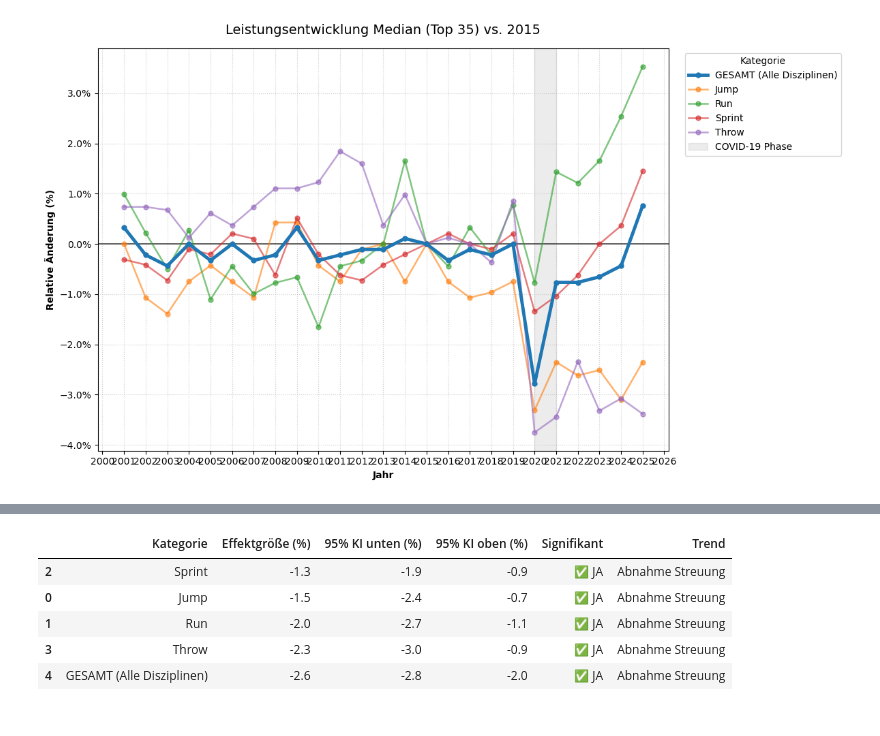
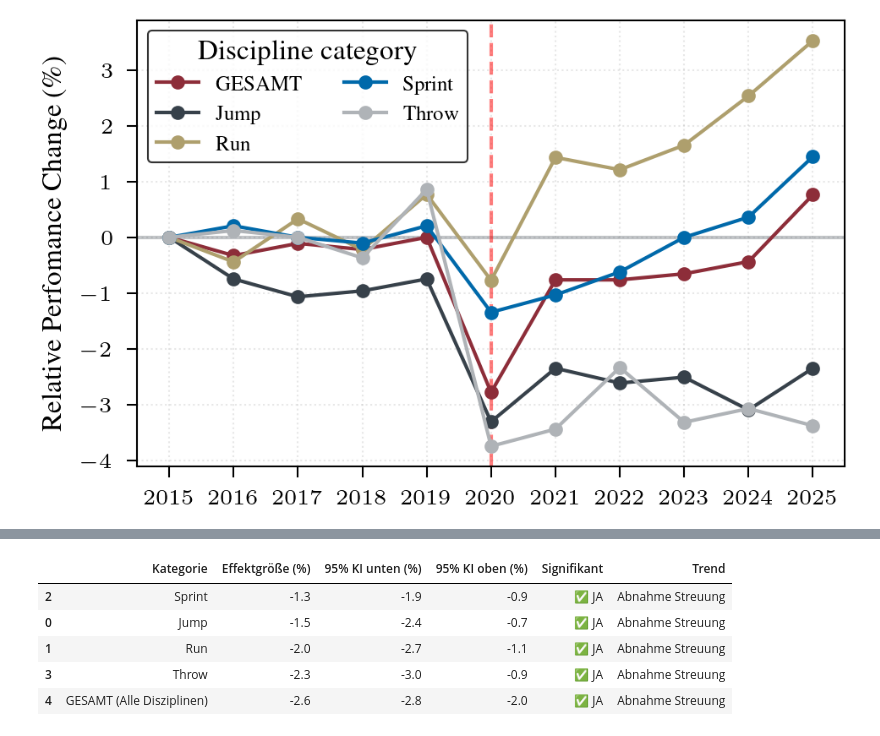
Before and after one commit to maxwernz/Data-Literacy, a Jupyter notebook: Luca/new_luca.ipynb, the cells around one changed output, grey strips where cells are left out. Saved outputs shown, nothing was run; the diff lists cells and outputs as text; code cells hidden in the pictures.

Commit message:
covid plots

```diff
--- a/Luca/new_luca.ipynb
+++ b/Luca/new_luca.ipynb
@@ -1,27 +1,23 @@
+# %%
+import sys
+from pathlib import Path
+
+parent_path = Path().resolve().parent
+sys.path.append(str(parent_path))
+import util
+import plotting.plotting_style as plt
+import pandas as pd
+import numpy as np
+import seaborn as sns
+from plotting.plotting_style import rgb
+from scipy import stats
+from matplotlib import ticker as mtick
+
+
+# Manual path, automatic did not work
+# data = util.load_data(path_file='C:\\Users\\Mattis\\OneDrive\\Kogni\\DataLiteracyProject\\Data-Literacy\\data_csv\\final_data_iaaf_scores_neu_v2.csv')
+df = util.load_data()
 # %%
-import sys
-import os
-import pandas as pd
-import matplotlib.ticker as mtick
-import numpy as np
-import matplotlib.pyplot as plt
-
-n_ = 35
-# --- 1. PROJEKT-SETUP (Zentrales Laden laut Readme) ---
-# Wir gehen davon aus, dass dieses Skript in einem Unterordner (z.B. erik/) liegt
-sys.path.append(os.path.abspath(".."))
-
-import util
-
-# --- 2. DATEN LADEN ÜBER UTIL ---
-# util.load_data() findet die CSV im Ordner data_csv/ automatisch
-df = util.load_data(path_file='C:\\Users\\Mattis\\OneDrive\\Kogni\\DataLiteracyProject\\Data-Literacy\\data_csv\\final_data_iaaf_scores_neu_v2.csv')
-
-import pandas as pd
-import matplotlib.pyplot as plt
-import matplotlib.ticker as mtick
-import numpy as np
-
 n_ = 35
 
 df = df[df['jahr'] >= 2015].copy()
@@ -34,59 +30,49 @@ category_stats.rename(columns={'group': 'category'}, inplace=True)
 
 # 2. Gesamtdurchschnitt über alle Disziplinen
 total_stats = df.groupby(['jahr'])['iaaf_score'].median().reset_index(name='iaaf_score_mean')
-total_stats['category'] = 'GESAMT (Alle Disziplinen)'
+total_stats['category'] = 'GESAMT'
 
 # 3. Zusammenführen
 final_stats = pd.concat([category_stats, total_stats], ignore_index=True)
 
 # 4. Relative Änderung zu 2015 berechnen
 def calculate_pct_change(group):
     # Wir suchen den Wert von 2015 für diese spezifische Gruppe
     base_val = group.loc[group['jahr'] == 2015, 'iaaf_score_mean']
     if not base_val.empty:
         b = base_val.values[0]
         group['rel_change_pct'] = ((group['iaaf_score_mean'] - b) / b) * 100
     else:
         group['rel_change_pct'] = np.nan # Falls 2015 nicht existiert
     return group
 
 # Sicherstellen, dass nach 'category' gruppiert wird
 final_stats = final_stats.groupby('category', group_keys=False).apply(calculate_pct_change)
 
 # --- 4. PLOTTING ---
+with plt.rc_context(plt.bundles.icml2024(column='half')):
+    fig, ax = plt.subplots()
 
-fig, ax = plt.subplots(figsize=(12, 7))
+    for cat in sorted(final_stats['category'].unique()):
+        cat_data = final_stats[final_stats['category'] == cat].sort_values('jahr')
 
-for cat in sorted(final_stats['category'].unique()):
-    cat_data = final_stats[final_stats['category'] == cat].sort_values('jahr')
 
-    is_gesamt = 'GESAMT' in cat
-    lw = 3.5 if is_gesamt else 1.8
-    alpha = 1.0 if is_gesamt else 0.6
+        ax.plot(cat_data['jahr'], cat_data['rel_change_pct'],
+                label=cat,
+                marker='.')
 
-    ax.plot(cat_data['jahr'], cat_data['rel_change_pct'],
-            label=cat,
-            linewidth=lw,
-            alpha=alpha,
-            zorder=10 if is_gesamt else 5,
-            marker='o', markersize=5)
+    # Styling
+    ax.axhline(0, color=plt.rgb.tue_dark, alpha=0.3, zorder=1)
+    ax.axvline(2020, color='red', alpha=0.5, linestyle='--', zorder=1)
 
-# Styling
-ax.axhline(0, color='black', linewidth=1.2, alpha=0.7)
-ax.axvspan(2020, 2021, color='grey', alpha=0.15, label='COVID-19 Phase')
+    ax.xaxis.set_major_locator(mtick.MultipleLocator(1))
 
-ax.xaxis.set_major_locator(mtick.MultipleLocator(1))
-ax.yaxis.set_major_formatter(mtick.PercentFormatter())
+    ax.set_ylabel('Relative Perfomance Change (\\%)')
+    ax.grid(True, linestyle=':', alpha=0.3)
 
-ax.set_title(f'Leistungsentwicklung Median (Top {n_}) vs. 2015', fontsize=14, pad=15)
-ax.set_ylabel('Relative Änderung (%)', fontweight='bold')
-ax.set_xlabel('Jahr', fontweight='bold')
-ax.grid(True, linestyle=':', alpha=0.6)
+    # Legende
+    ax.legend(title='Discipline category', ncols=2)
 
-# Legende
-ax.legend(title='Kategorie', loc='upper left', bbox_to_anchor=(1.02, 1))
-
-plt.tight_layout()
-plt.show()
+    plt.show()
 # %% [output]
-[figure, old version]
+[figure, new version]
```
Also changed, not shown: parts of 1 cell of this notebook, 7 other files.
